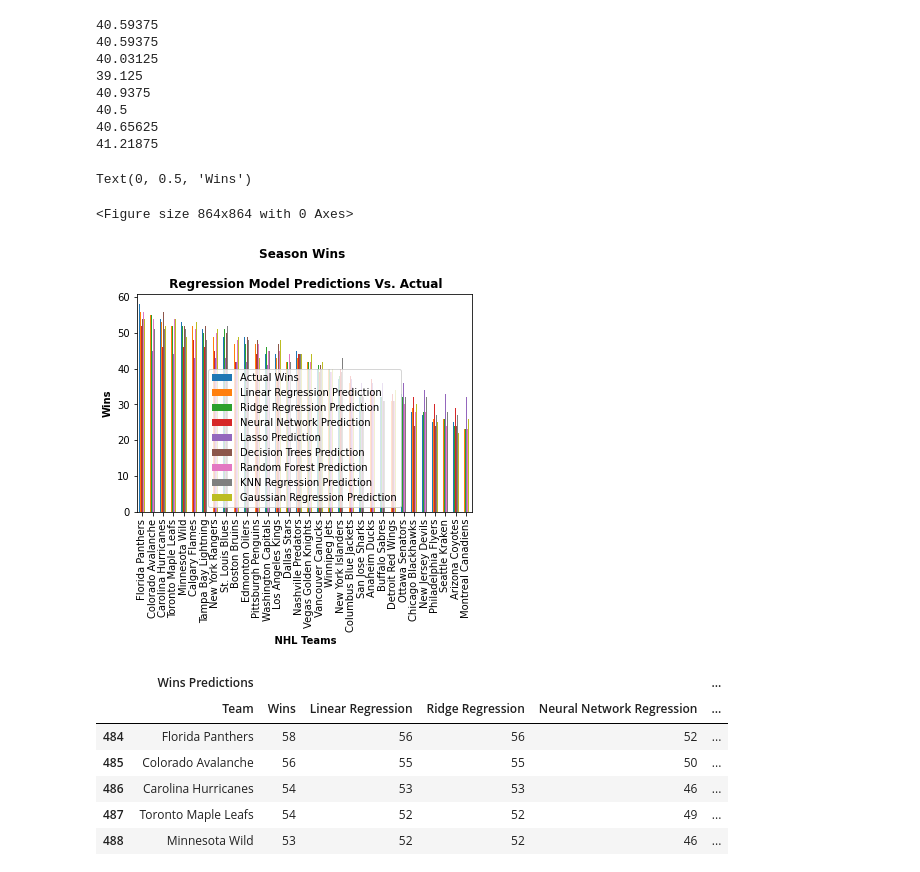
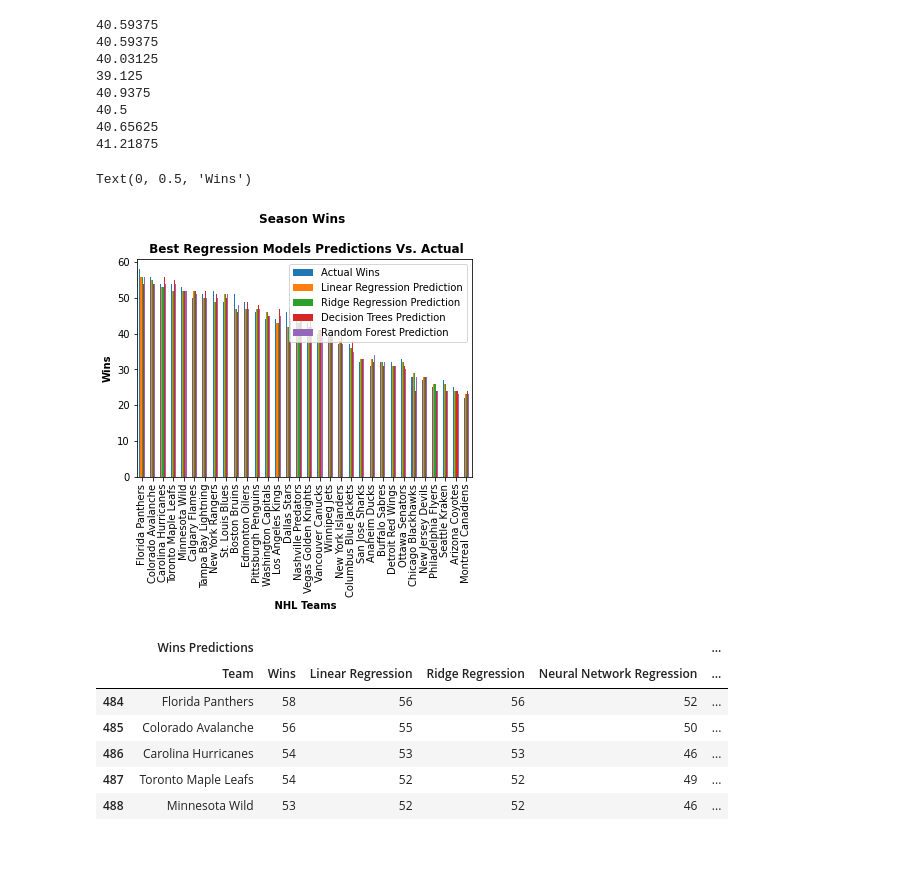
Before and after one commit to joelejchental/Portfolio---Data-Science, a Jupyter notebook: NHL Predict Wins - Machine Learning.ipynb, the cells around one changed output. Cells and saved outputs as stored; diff of their text form; code cells hidden in the pictures.

```diff
--- a/NHL Predict Wins - Machine Learning.ipynb
+++ b/NHL Predict Wins - Machine Learning.ipynb
@@ -246,29 +246,24 @@ print(team_stats_2021_2022['Gaussian Regression'].mean())
 40.65625
 41.21875
 # %%
+# plotting best regression models to observe the results more clearly
+
 plotdata = pd.DataFrame({
     "Actual Wins": team_stats_2021_2022['Wins'].tolist(),
     "Linear Regression Prediction": team_stats_2021_2022['Linear Regression'].tolist(),
-    "Ridge Regression Prediction":team_stats_2021_2022['Ridge Regression'].tolist(),
-    "Neural Network Prediction": team_stats_2021_2022['Neural Network Regression'].tolist(),
-    'Lasso Prediction' : team_stats_2021_2022['Lasso Regression'].tolist(),
     'Decision Trees Prediction' : team_stats_2021_2022['Decision Tree Regression'].tolist(),
     'Random Forest Prediction': team_stats_2021_2022['Random Forest Regression'].tolist(),
-    'KNN Regression Prediction': team_stats_2021_2022['KNN Regression'].tolist(),
-    'Gaussian Regression Prediction' :team_stats_2021_2022['Gaussian Regression'].tolist()
     },
     index = team_stats_2021_2022['Team'].tolist()
 )
 
-plt.figure(figsize=(12, 12))
 plotdata.plot(kind="bar")
-plt.title("Season Wins \n\n Regression Models Predictions Vs. Actual", fontweight="bold")
+plt.title("Season Wins \n\n Best Regression Models Predictions Vs. Actual", fontweight="bold")
 plt.xlabel(" NHL Teams", fontweight="bold")
 plt.ylabel("Wins", fontweight="bold")
 # %% [output]
 Text(0, 0.5, 'Wins')
-<Figure size 864x864 with 0 Axes>
-[figure, old version]
+[figure, new version]
 # %%
 # team_stats_2021_2022.set_index(['Team', 'Wins'], inplace=True)
 # Set index to 'Team, Wins' for clarity
```
